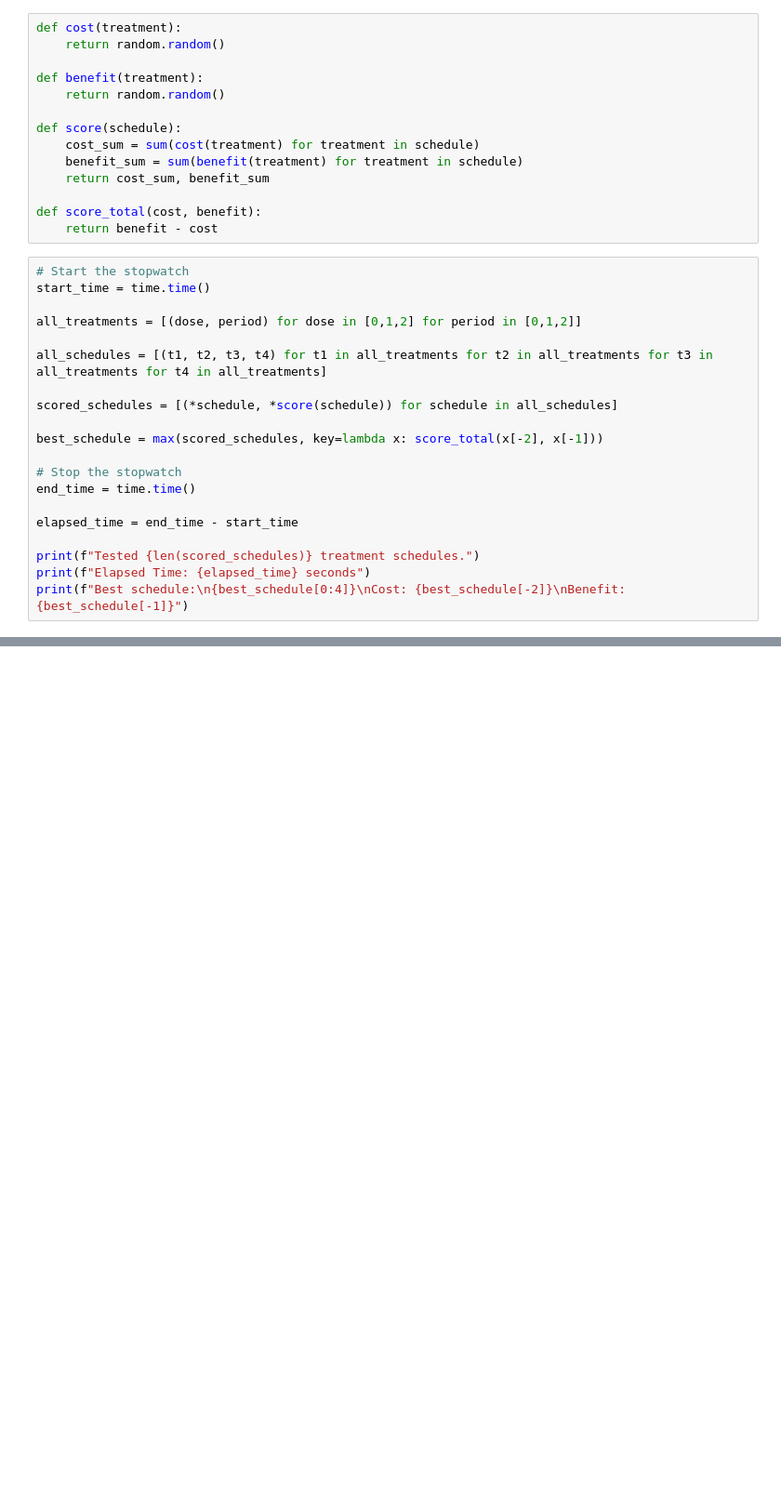
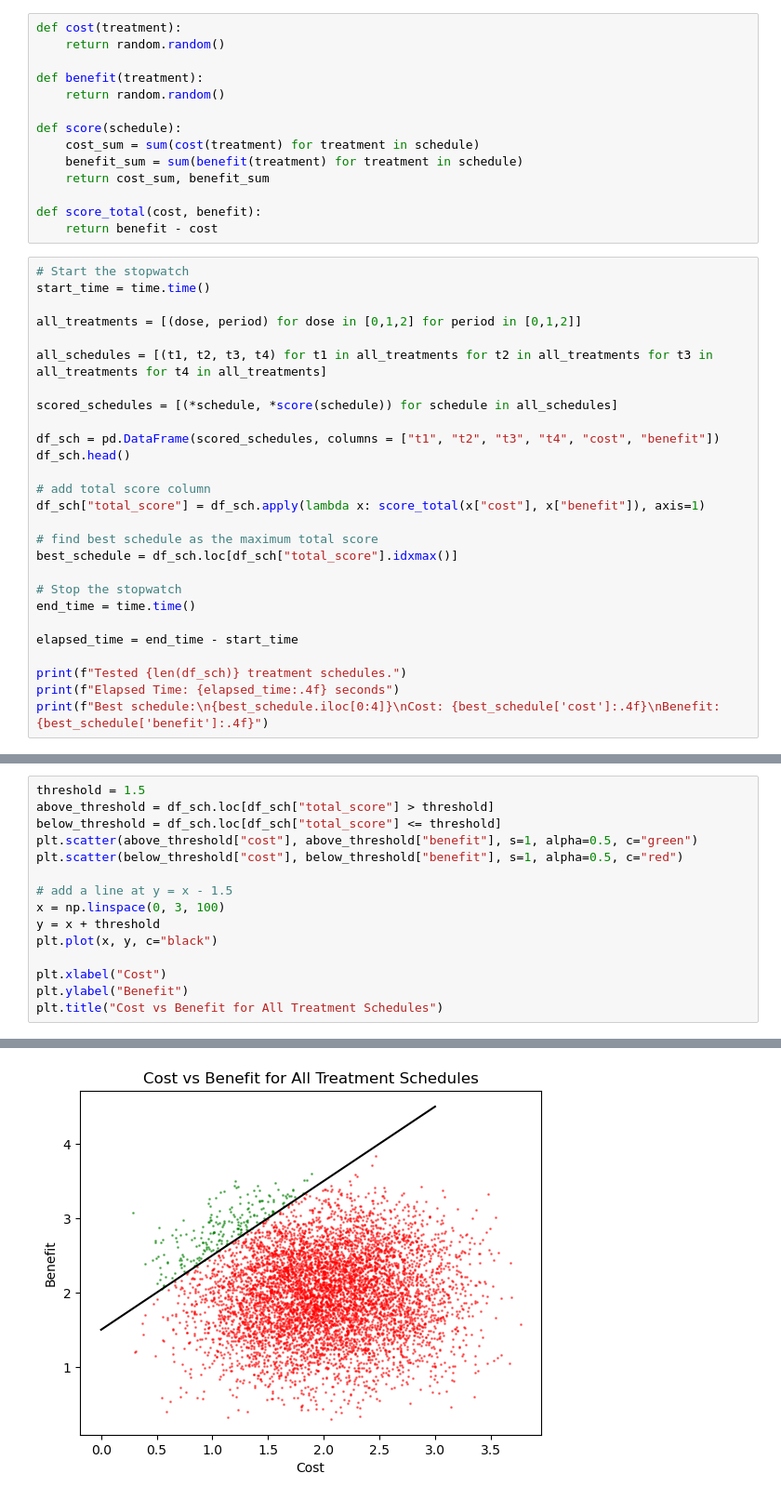
Before and after one commit to tony1747/patient-informed-decision-tool, a Jupyter notebook: simulator.ipynb, the cells around one changed output, grey strips where cells are left out. Shown at 93% size. Drawn from its saved outputs; the diff is of its cells as text; blank space fills up the shorter version.

```diff
--- a/simulator.ipynb
+++ b/simulator.ipynb
@@ -28,15 +28,22 @@ all_schedules = [(t1, t2, t3, t4) for t1 in all_treatments for t2 in all_treatme
 
 scored_schedules = [(*schedule, *score(schedule)) for schedule in all_schedules]
 
-best_schedule = max(scored_schedules, key=lambda x: score_total(x[-2], x[-1]))
+df_sch = pd.DataFrame(scored_schedules, columns = ["t1", "t2", "t3", "t4", "cost", "benefit"])
+df_sch.head()
+
+# add total score column
+df_sch["total_score"] = df_sch.apply(lambda x: score_total(x["cost"], x["benefit"]), axis=1)
+
+# find best schedule as the maximum total score
+best_schedule = df_sch.loc[df_sch["total_score"].idxmax()]
 
 # Stop the stopwatch
 end_time = time.time()
 
 elapsed_time = end_time - start_time
 
-print(f"Tested {len(scored_schedules)} treatment schedules.")
-print(f"Elapsed Time: {elapsed_time} seconds")
-print(f"Best schedule:\n{best_schedule[0:4]}\nCost: {best_schedule[-2]}\nBenefit: {best_schedule[-1]}")
+print(f"Tested {len(df_sch)} treatment schedules.")
+print(f"Elapsed Time: {elapsed_time:.4f} seconds")
+print(f"Best schedule:\n{best_schedule.iloc[0:4]}\nCost: {best_schedule['cost']:.4f}\nBenefit: {best_schedule['benefit']:.4f}")
 # %% [output]
 Tested 6561 treatment schedules.
@@ -65,0 +68,16 @@ Text(0.5, 1.0, 'Cost vs Benefit for All Treatment Schedules')
+# %%
+threshold = 1.5
+above_threshold = df_sch.loc[df_sch["total_score"] > threshold]
+below_threshold = df_sch.loc[df_sch["total_score"] <= threshold]
+plt.scatter(above_threshold["cost"], above_threshold["benefit"], s=1, alpha=0.5, c="green")
+plt.scatter(below_threshold["cost"], below_threshold["benefit"], s=1, alpha=0.5, c="red")
+
+# add a line at y = x - 1.5
+x = np.linspace(0, 3, 100)
+y = x + threshold
+plt.plot(x, y, c="black")
+
+plt.xlabel("Cost")
+plt.ylabel("Benefit")
+plt.title("Cost vs Benefit for All Treatment Schedules")
+# %% [output]
@@ -65,0 +85 @@ Text(0.5, 1.0, 'Cost vs Benefit for All Treatment Schedules')
+[figure, added]
```
Also changed, not shown: parts of 5 cells of this notebook.
